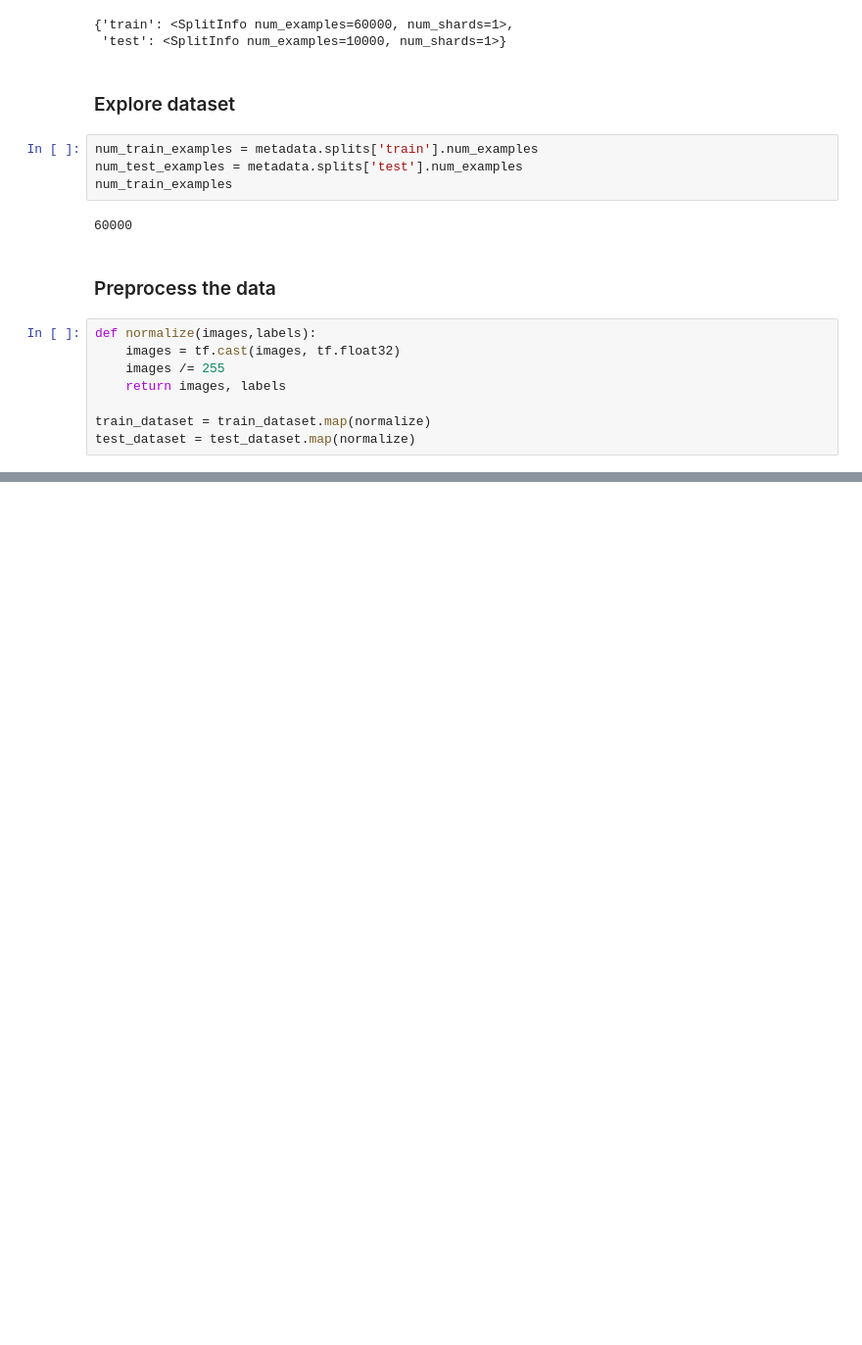
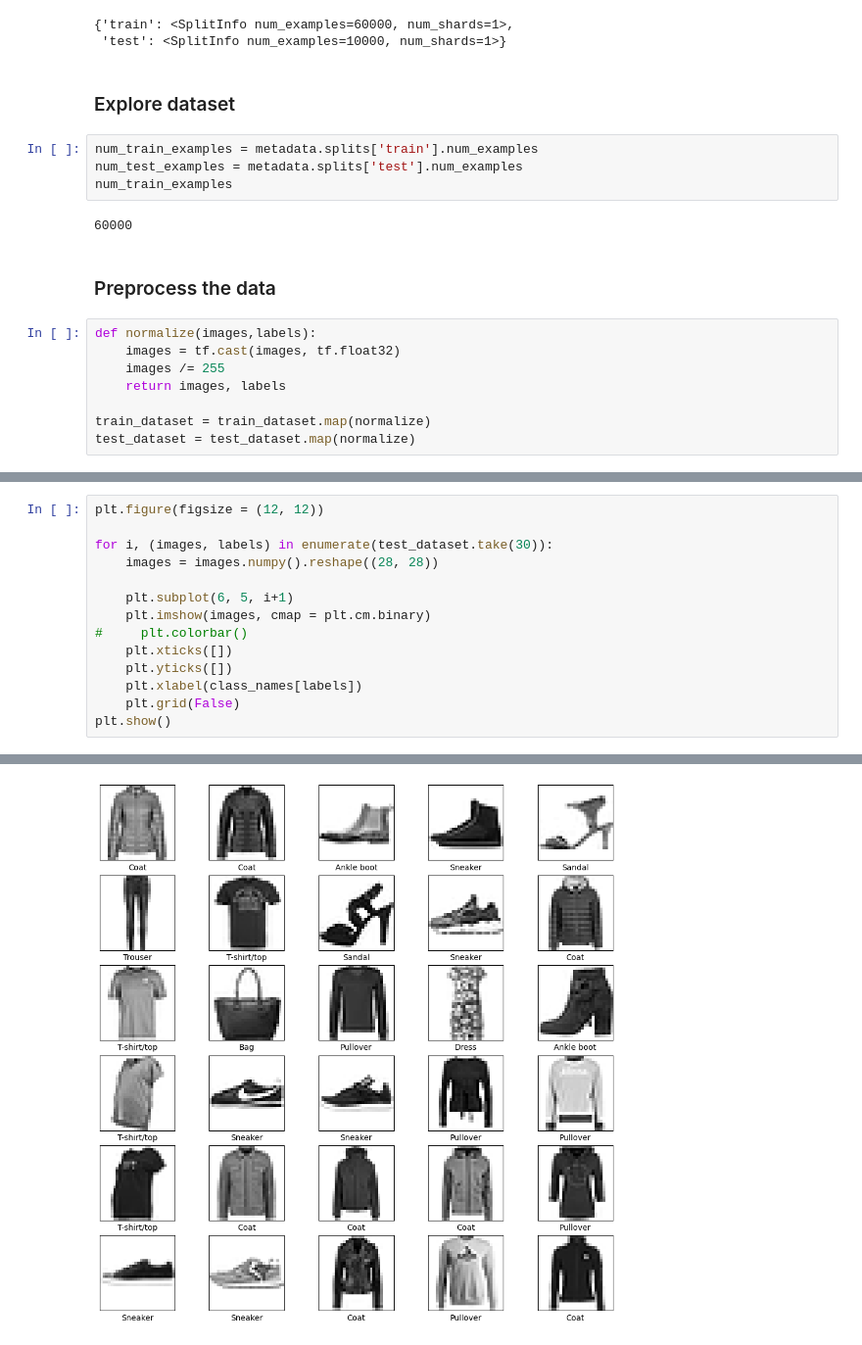
Before and after one commit to Mach-web/Machine_learning, a Jupyter notebook: Intro_to_tf/Image_classification_with_CNN.ipynb, the cells around one changed output, grey strips where cells are left out. Shown at 98% size. Saved outputs shown, nothing was run; the diff lists cells and outputs as text; blank space fills up the shorter version.

```diff
--- a/Intro_to_tf/Image_classification_with_CNN.ipynb
+++ b/Intro_to_tf/Image_classification_with_CNN.ipynb
@@ -49,0 +65,15 @@ test_dataset = test_dataset.map(normalize)
+# %%
+plt.figure(figsize = (12, 12))
+
+for i, (images, labels) in enumerate(test_dataset.take(30)):
+    images = images.numpy().reshape((28, 28))
+
+    plt.subplot(6, 5, i+1)
+    plt.imshow(images, cmap = plt.cm.binary)
+#     plt.colorbar()
+    plt.xticks([])
+    plt.yticks([])
+    plt.xlabel(class_names[labels])
+    plt.grid(False)
+plt.show()
+# %% [output]
@@ -49,0 +81 @@ test_dataset = test_dataset.map(normalize)
+[figure, added]
```
Also changed, not shown: parts of 3 cells of this notebook.
